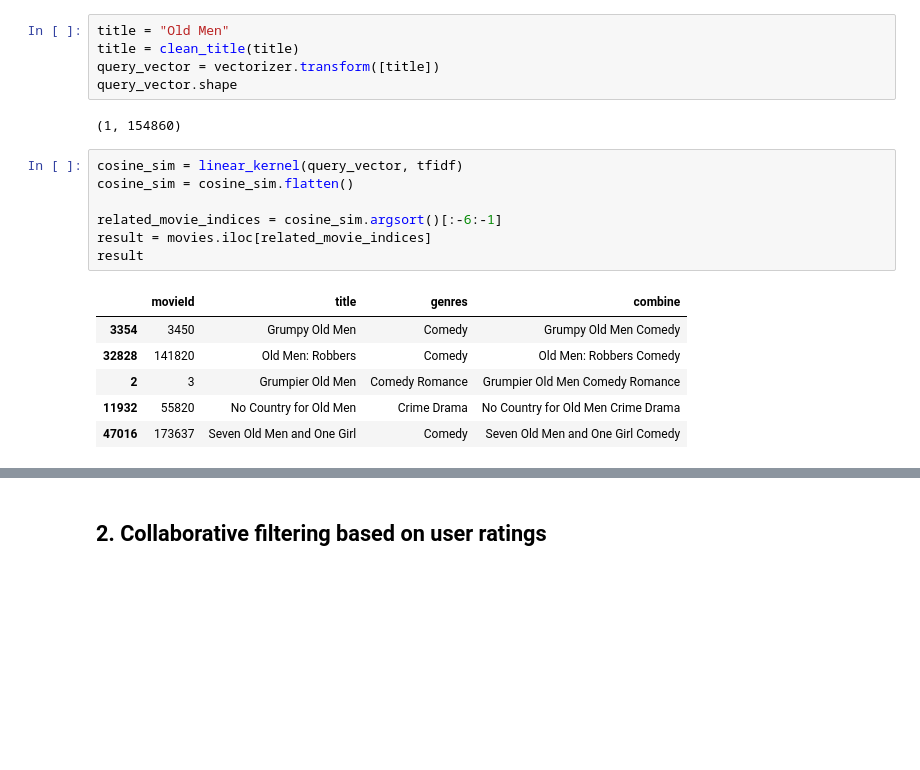
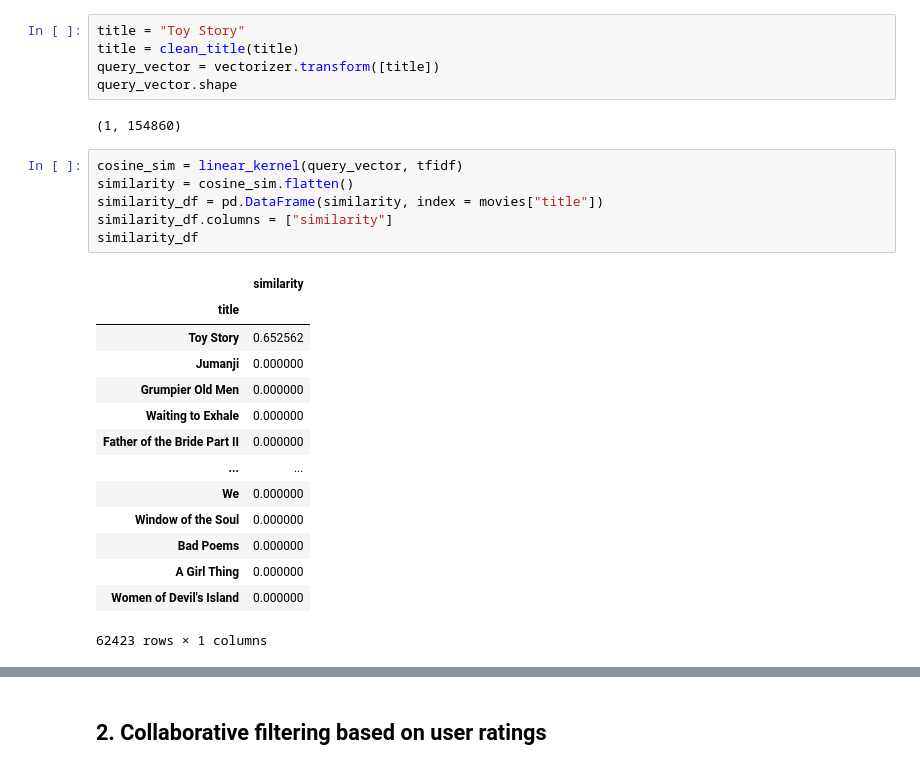
Before and after one commit to ZNLong2203/Recommendation-Movie, a Jupyter notebook: Recommendation_Movie.ipynb, the cells around one changed output, grey strips where cells are left out. Saved outputs shown, nothing was run; the diff lists cells and outputs as text; blank space fills up the shorter version.

```diff
--- a/Recommendation_Movie.ipynb
+++ b/Recommendation_Movie.ipynb
@@ -50,7 +50,7 @@ tfidf.shape
 # %% [output]
 (62423, 154860)
 # %%
-title = "Old Men"
+title = "Toy Story"
 title = clean_title(title)
 query_vector = vectorizer.transform([title])
 query_vector.shape
@@ -58,15 +58,22 @@ query_vector.shape
 (1, 154860)
 # %%
 cosine_sim = linear_kernel(query_vector, tfidf)
-cosine_sim = cosine_sim.flatten()
-
-related_movie_indices = cosine_sim.argsort()[:-6:-1]
-result = movies.iloc[related_movie_indices]
-result
+similarity = cosine_sim.flatten()
+similarity_df = pd.DataFrame(similarity, index = movies["title"])
+similarity_df.columns = ["similarity"]
+similarity_df
 # %% [output]
-|  | movieId | title | genres | combine |
-| 3354 | 3450 | Grumpy Old Men | Comedy | Grumpy Old Men Comedy |
-| 32828 | 141820 | Old Men: Robbers | Comedy | Old Men: Robbers Comedy |
-| 2 | 3 | Grumpier Old Men | Comedy Romance | Grumpier Old Men Comedy Romance |
-| 11932 | 55820 | No Country for Old Men | Crime Drama | No Country for Old Men Crime Drama |
-| 47016 | 173637 | Seven Old Men and One Girl | Comedy | Seven Old Men and One Girl Comedy |
+|  | similarity |
+| title |  |
+| Toy Story | 0.652562 |
+| Jumanji | 0.000000 |
+| Grumpier Old Men | 0.000000 |
+| Waiting to Exhale | 0.000000 |
+| Father of the Bride Part II | 0.000000 |
+| ... | ... |
+| We | 0.000000 |
+| Window of the Soul | 0.000000 |
+| Bad Poems | 0.000000 |
+| A Girl Thing | 0.000000 |
+| Women of Devil's Island | 0.000000 |
+62423 rows × 1 columns
```
Also changed, not shown: parts of 10 cells of this notebook.
